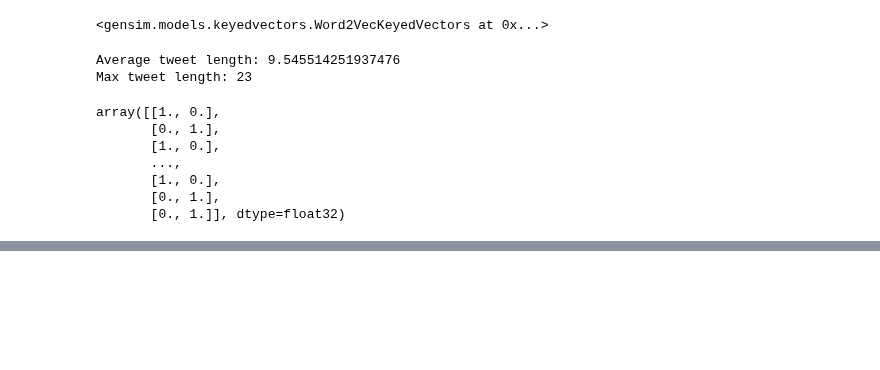
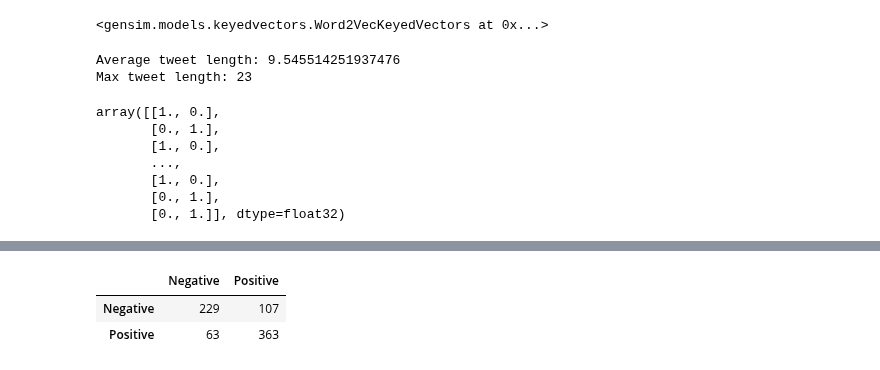
Before and after one commit to TebogoNkomondo/realOrFake, a Jupyter notebook: Lab_Project.ipynb, the cells around one changed output, grey strips where cells are left out. Drawn from its saved outputs; the diff is of its cells as text; code cells hidden in the pictures; blank space fills up the shorter version.

```diff
--- a/Lab_Project.ipynb
+++ b/Lab_Project.ipynb
@@ -896,27 +901,39 @@ model.evaluate(X_test,Y_test,batch_size=16)
+# %%
+mylist = []
+
+for ind, lab in Y_test:
+    if Y_test[ind][0] == 0:
+        mylist.append(0)
+    else:
+        mylist.append(1)
 # %%
 predictions = []
 Y_pred = model.predict_generator(X_test)
 y_pred = np.argmax(Y_pred, axis=1)
 
 
-tn, fp, fn, tp = confusion_matrix(test_y, y_pred).ravel()
+tn, fp, fn, tp = confusion_matrix(mylist, y_pred).ravel()
 precision = tp / (tp + fp)
 accuracy = (tp + tn) / (tn + fp +fn +tp)
 falsePositiveRate = fp / (fp + tn)
 recall = tp/(tp+fn)
 f1_score = 2 * ((recall*precision)/(recall+precision))
 
 # Intialise data to Dicts of series.
 d = {'Value' : pd.Series([accuracy, precision, falsePositiveRate, recall,f1_score], index =['Accuracy', 'Precision', 'FPR','Recall','F1'])}
 
 # creates Dataframe.
 results = pd.DataFrame(d)
 
 
 data = {'Negative':[tn, fn], 'Positive':[fp, tp]}
 
 # Creates pandas DataFrame.
 df = pd.DataFrame(data, index =['Negative', 'Positive'])
 df
+# %% [output]
+|  | Negative | Positive |
+| Negative | 229 | 107 |
+| Positive | 63 | 363 |
 # %%
 results
```
Also changed, not shown: parts of 10 cells of this notebook, 2 other files.
